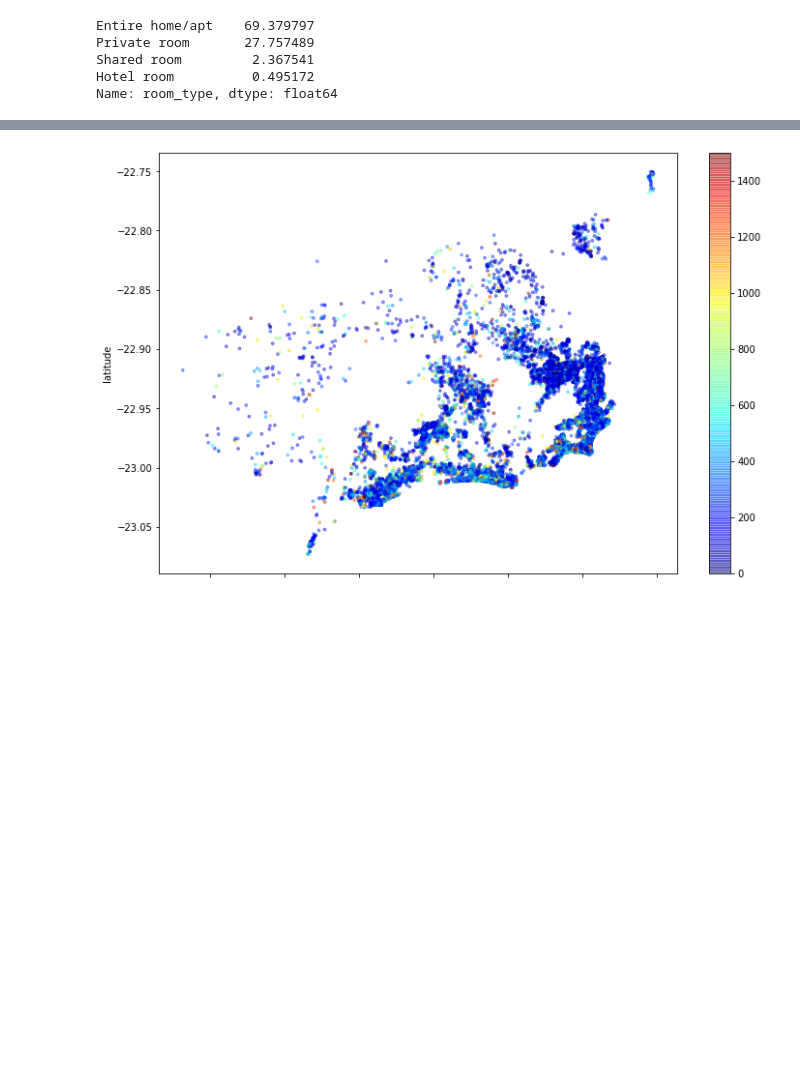
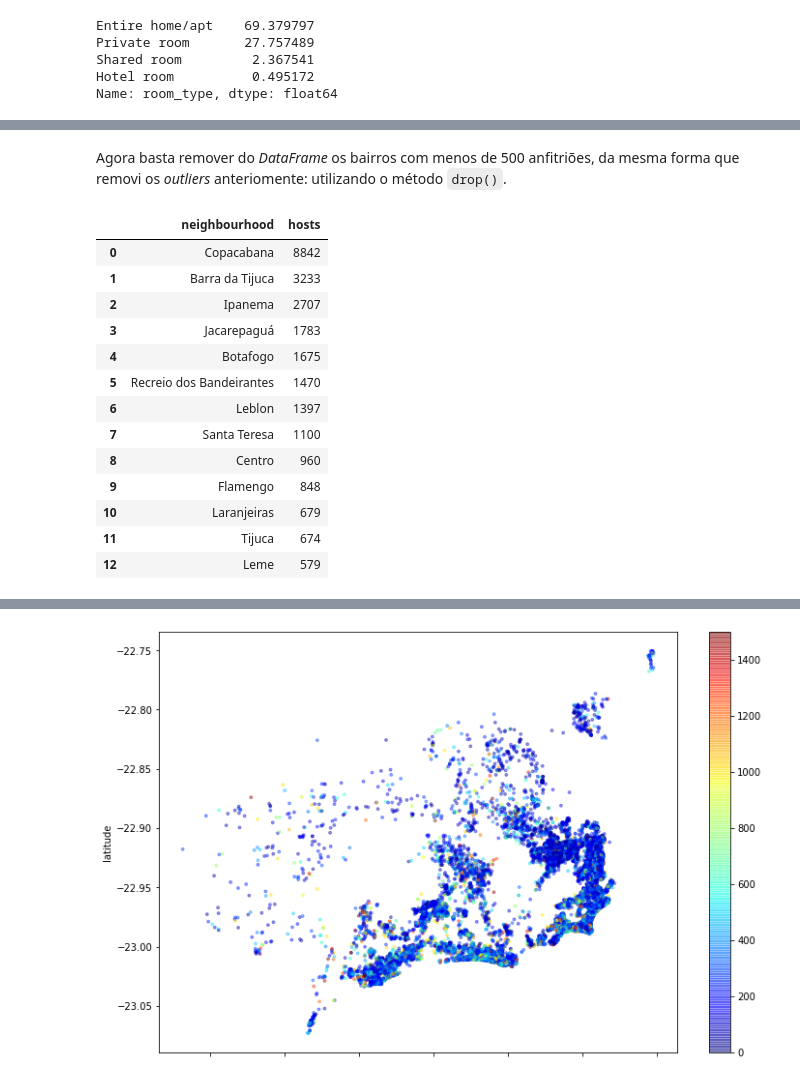
Before and after one commit to gabrielurbanin/analise-airbnb-rj, a Jupyter notebook: analise_airbnb.ipynb, the cells around one changed output, grey strips where cells are left out. Cells and saved outputs as stored; diff of their text form; code cells hidden in the pictures; blank space fills up the shorter version.

```diff
--- a/analise_airbnb.ipynb
+++ b/analise_airbnb.ipynb
@@ -306,0 +345,10 @@ df_clean[df_clean.neighbourhood == 'Vaz Lobo']
+# %%
+# Criando um novo dataframe com os bairros e a quantidade de anfitriões por bairro
+
+df_neighbourhood = df_clean.neighbourhood.value_counts().to_frame().reset_index()
+
+# Renomeando as colunas
+
+df_neighbourhood = df_neighbourhood.rename(columns={"index": "neighbourhood","neighbourhood": "hosts"})
+
+df_neighbourhood
@@ -306,0 +369,23 @@ df_clean[df_clean.neighbourhood == 'Vaz Lobo']
+# %% [markdown]
+Agora basta remover do _DataFrame_ os bairros com menos de 500 anfitriões, da mesma forma que removi os _outliers_ anteriomente: utilizando o método `drop()`.
+# %%
+# Removendo os bairros com menos de 500 anfitriões
+
+df_neighbourhood = df_neighbourhood.drop(df_neighbourhood[df_neighbourhood.hosts < 500].index)
+
+df_neighbourhood
+# %% [output]
+|  | neighbourhood | hosts |
+| 0 | Copacabana | 8842 |
+| 1 | Barra da Tijuca | 3233 |
+| 2 | Ipanema | 2707 |
+| 3 | Jacarepaguá | 1783 |
+| 4 | Botafogo | 1675 |
+| 5 | Recreio dos Bandeirantes | 1470 |
+| 6 | Leblon | 1397 |
+| 7 | Santa Teresa | 1100 |
+| 8 | Centro | 960 |
+| 9 | Flamengo | 848 |
+| 10 | Laranjeiras | 679 |
+| 11 | Tijuca | 674 |
+| 12 | Leme | 579 |
```
Also changed, not shown: parts of 28 cells of this notebook.
